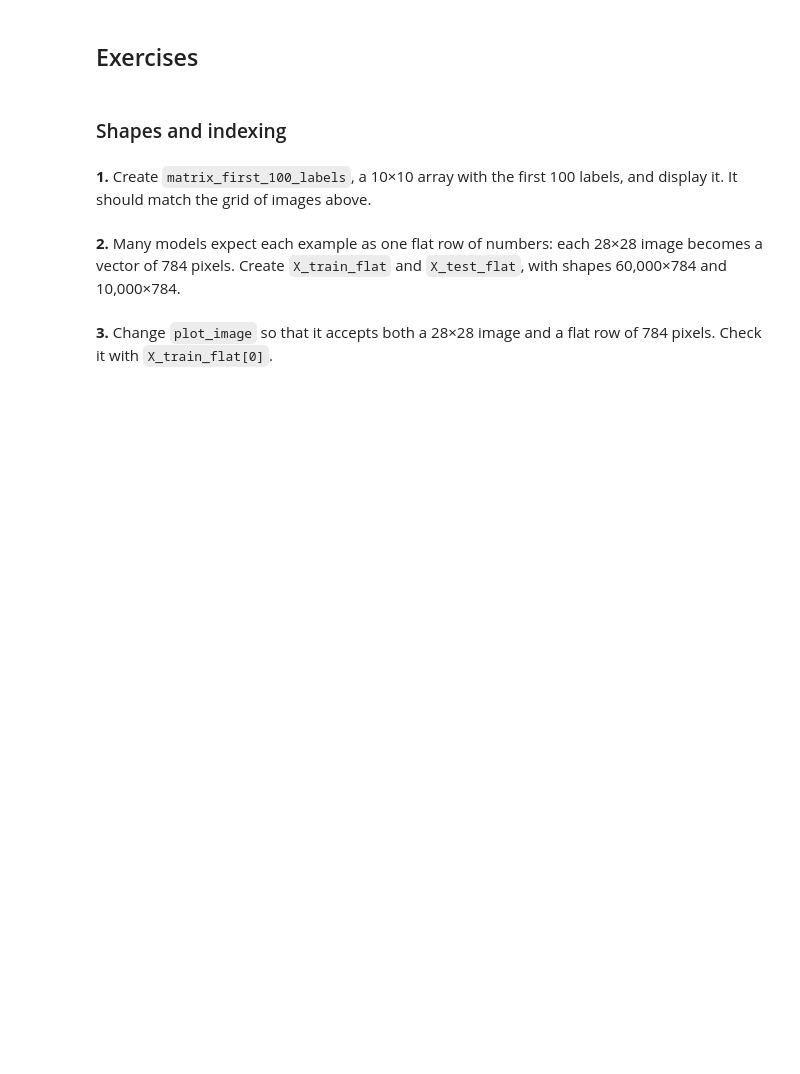
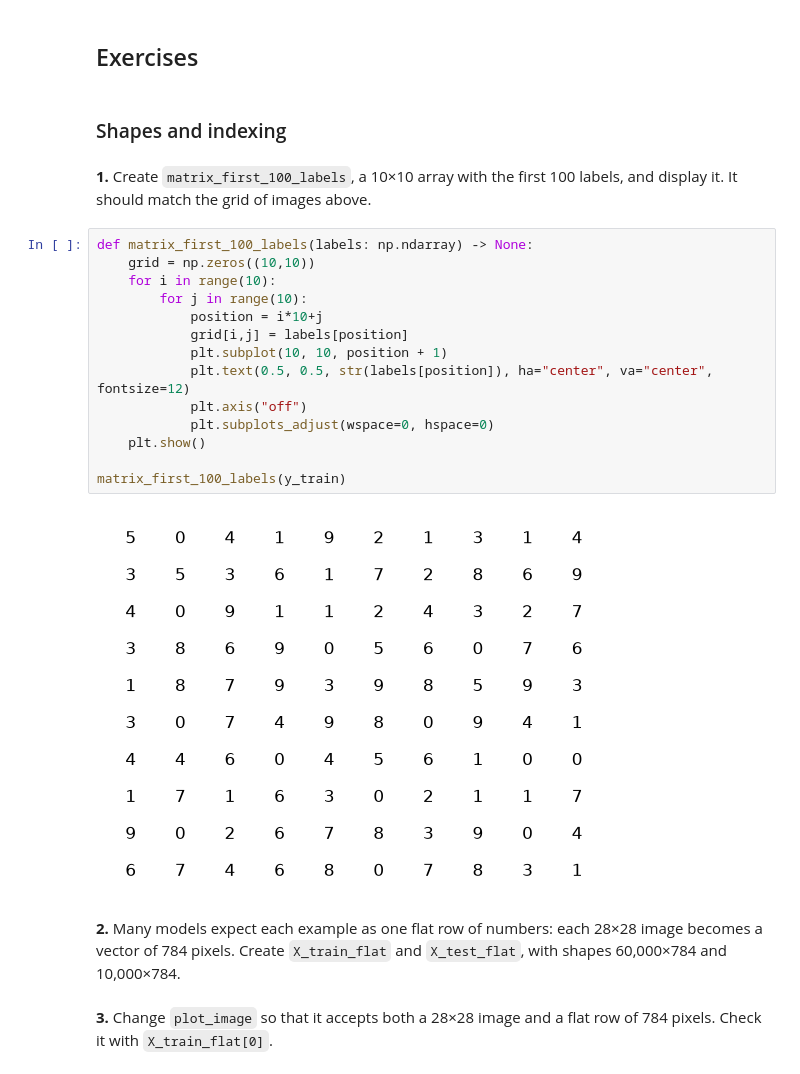
Before and after one commit to Falagan/numpy-mnist, a Jupyter notebook: mnist_numpy.ipynb, the cells around one changed output. Cells and saved outputs as stored; diff of their text form; blank space fills up the shorter version.

```diff
--- a/mnist_numpy.ipynb
+++ b/mnist_numpy.ipynb
@@ -123,6 +123,22 @@ plot_first_100(X_train)
 ### Shapes and indexing
 # %% [markdown]
 **1.** Create `matrix_first_100_labels`, a 10×10 array with the first 100 labels, and display it. It should match the grid of images above.
+# %%
+def matrix_first_100_labels(labels: np.ndarray) -> None:
+    grid = np.zeros((10,10))
+    for i in range(10):
+        for j in range(10):
+            position = i*10+j
+            grid[i,j] = labels[position]
+            plt.subplot(10, 10, position + 1)
+            plt.text(0.5, 0.5, str(labels[position]), ha="center", va="center", fontsize=12)
+            plt.axis("off")
+            plt.subplots_adjust(wspace=0, hspace=0)
+    plt.show()
+
+matrix_first_100_labels(y_train)
+# %% [output]
+[figure, added]
 # %% [markdown]
 **2.** Many models expect each example as one flat row of numbers: each 28×28 image becomes a vector of 784 pixels. Create `X_train_flat` and `X_test_flat`, with shapes 60,000×784 and 10,000×784.
 # %% [markdown]
```
